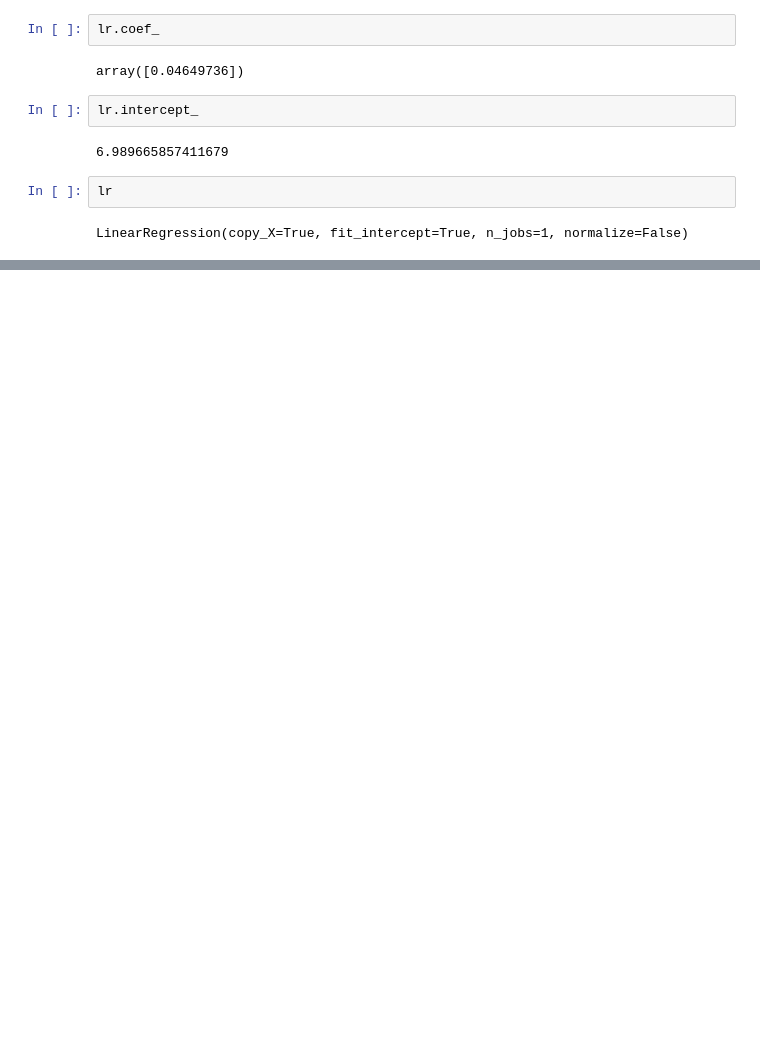
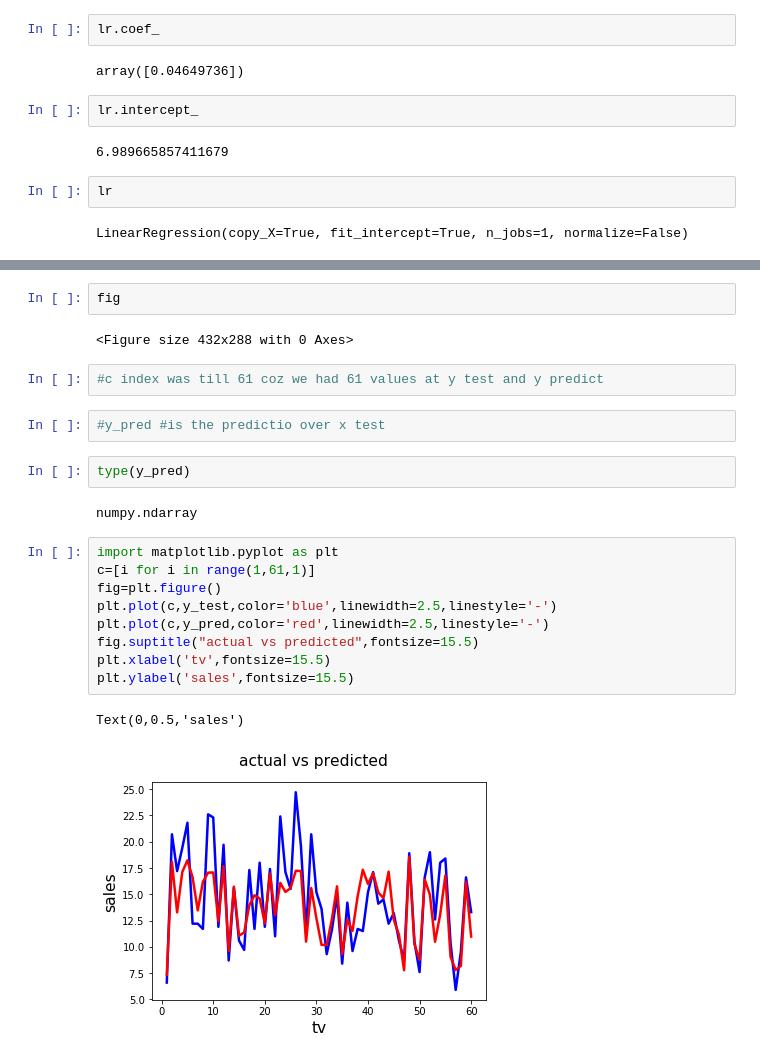
Before and after one commit to prasannarajezzzy/Linear_Regression_using-sklearn, a Jupyter notebook: Linear_Regression.ipynb, the cells around one changed output, grey strips where cells are left out. Saved outputs shown, nothing was run; the diff lists cells and outputs as text; blank space fills up the shorter version.

```diff
--- a/Linear_Regression.ipynb
+++ b/Linear_Regression.ipynb
@@ -143,0 +152,24 @@ LinearRegression(copy_X=True, fit_intercept=True, n_jobs=1, normalize=False)
+# %%
+fig
+# %% [output]
+<Figure size 432x288 with 0 Axes>
+# %%
+#c index was till 61 coz we had 61 values at y test and y predict
+# %%
+#y_pred #is the predictio over x test
+# %%
+type(y_pred)
+# %% [output]
+numpy.ndarray
+# %%
+import matplotlib.pyplot as plt
+c=[i for i in range(1,61,1)]
+fig=plt.figure()
+plt.plot(c,y_test,color='blue',linewidth=2.5,linestyle='-')
+plt.plot(c,y_pred,color='red',linewidth=2.5,linestyle='-')
+fig.suptitle("actual vs predicted",fontsize=15.5)
+plt.xlabel('tv',fontsize=15.5)
+plt.ylabel('sales',fontsize=15.5)
+# %% [output]
+Text(0,0.5,'sales')
+[figure, added]
```
Also changed, not shown: parts of 5 cells of this notebook.
